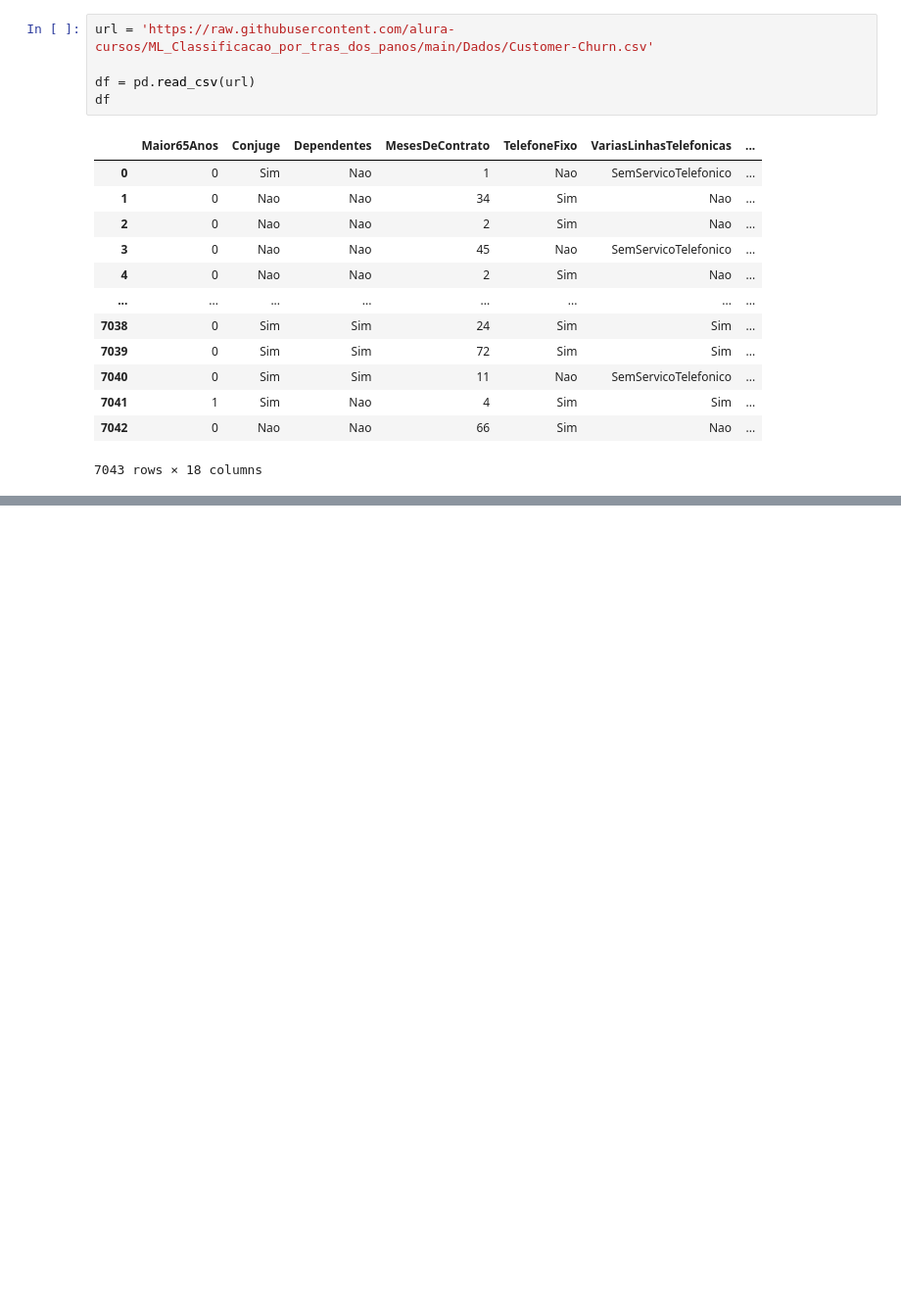
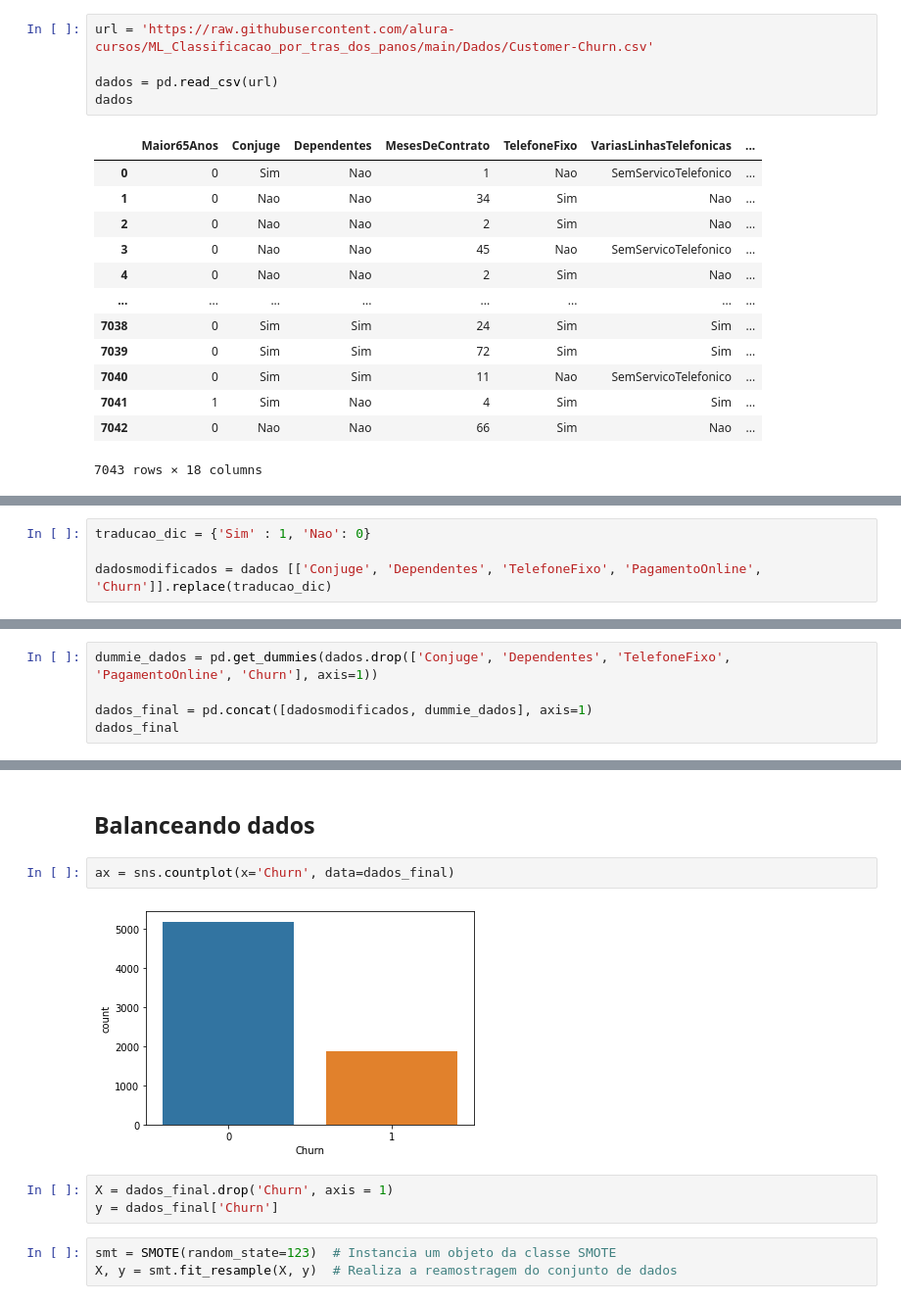
Before and after one commit to FranciscoFoz/machine-learning-training, a Jupyter notebook: 2_HelloWorld_Classificacao.ipynb, the cells around one changed output, grey strips where cells are left out. Shown: that part at 98% size. Cells and saved outputs as stored; diff of their text form; blank space fills up the shorter version.

```diff
--- a/2_HelloWorld_Classificacao.ipynb
+++ b/2_HelloWorld_Classificacao.ipynb
@@ -5,8 +11,8 @@ import pandas as pd
 # %%
 url = 'https://raw.githubusercontent.com/alura-cursos/ML_Classificacao_por_tras_dos_panos/main/Dados/Customer-Churn.csv'
 
-df = pd.read_csv(url)
-df
+dados = pd.read_csv(url)
+dados
 # %% [output]
 |  | Maior65Anos | Conjuge | Dependentes | MesesDeContrato | TelefoneFixo | VariasLinhasTelefonicas | ... |
 | 0 | 0 | Sim | Nao | 1 | Nao | SemServicoTelefonico | ... |
@@ -23,0 +32,4 @@ df
+# %%
+traducao_dic = {'Sim' : 1, 'Nao': 0}
+
+dadosmodificados = dados [['Conjuge', 'Dependentes', 'TelefoneFixo', 'PagamentoOnline', 'Churn']].replace(traducao_dic)
@@ -23,0 +52,5 @@ df
+# %%
+dummie_dados = pd.get_dummies(dados.drop(['Conjuge', 'Dependentes', 'TelefoneFixo', 'PagamentoOnline', 'Churn'], axis=1))
+
+dados_final = pd.concat([dadosmodificados, dummie_dados], axis=1)
+dados_final
@@ -23,0 +89,12 @@ df
+# %% [markdown]
+## Balanceando dados
+# %%
+ax = sns.countplot(x='Churn', data=dados_final)
+# %% [output]
+[figure, added]
+# %%
+X = dados_final.drop('Churn', axis = 1)
+y = dados_final['Churn']
+# %%
+smt = SMOTE(random_state=123)  # Instancia um objeto da classe SMOTE
+X, y = smt.fit_resample(X, y)  # Realiza a reamostragem do conjunto de dados
```
Also changed, not shown: parts of 25 cells of this notebook.
